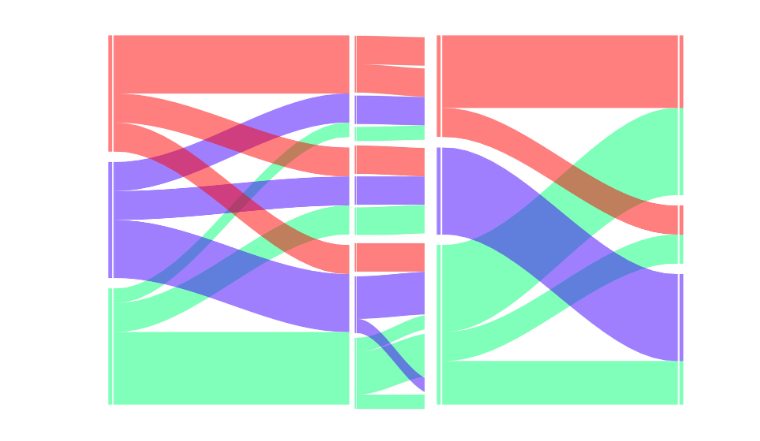
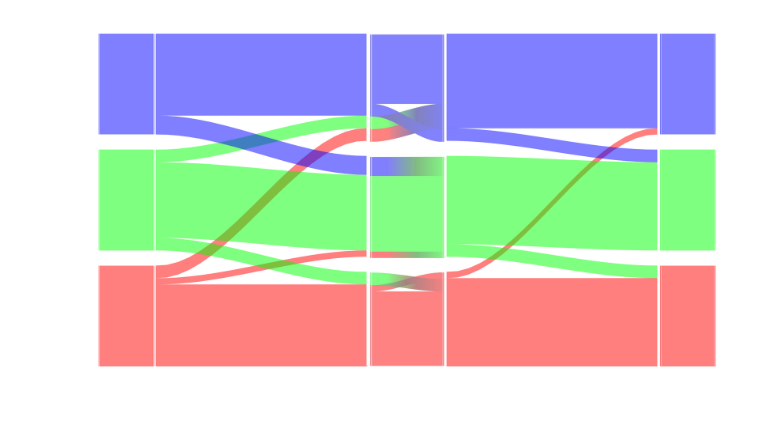
Before and after one commit to g-adel/Alluvial, a Jupyter notebook: modified_alluvial.ipynb, the cells around one changed output. Drawn from its saved outputs; the diff is of its cells as text; code cells hidden in the pictures; blank space fills up the shorter version.

```diff
--- a/modified_alluvial.ipynb
+++ b/modified_alluvial.ipynb
@@ -44,7 +56,7 @@ def create_alluvial_data(df, time_cols):
         # Remove empty source communities
         result = {k: v for k, v in result.items()
                  if any(val > 0 for val in v.values())}
-
+        result = dict_to_matrix(result, len(source_communities))
         results.append(result)
 
     return results
@@ -103,7 +115,7 @@ def create_alluvial_data_with_intermediates(df, time_cols):
         # Remove empty source communities
         result = {k: v for k, v in result.items()
                  if any(val > 0 for val in v.values())}
-
+        result = dict_to_matrix(result, len(df[time_cols[0]].unique()))
         intermediate_transitions.append((t2_community, result))
 
     return direct_transitions, intermediate_transitions
@@ -186,0 +230,27 @@ display(new_im)
+# %%
+# Load all images
+images = [Image.open(x) for x in ['alluvial_T1.png', 'alluvial12.png', 'alluvial_T2.png', 'alluvial23.png', 'alluvial_T3.png']]
+
+# Crop the transition plots (alluvial12 and alluvial23)
+crop_left = 60
+crop_right = 60
+images[1] = images[1].crop((crop_left, 0, images[1].width - crop_right, images[1].height))
+images[3] = images[3].crop((crop_left, 0, images[3].width - crop_right, images[3].height))
+
+
+# Get dimensions
+widths, heights = zip(*(i.size for i in images))
+total_width = sum(widths)
+max_height = max(heights)
+
+# Create new image with white background
+new_im = Image.new('RGBA', (total_width, max_height), 'white')
+
+# Paste images horizontally
+x_offset = 0
+for im in images:
+    new_im.paste(im, (x_offset,0))
+    x_offset += im.size[0]-10
+
+new_im.save('first-order composite.png')
+display(new_im)
@@ -262,20 +352,25 @@ intermediate_transitions
 # %%
-images = [Image.open(x) for x in ['alluvial12.png', 'intermediate.jpg', 'alluvial23.png']]
+images = [Image.open(x) for x in ['alluvial_T1.png','alluvial12.png', 'intermediate.jpg', 'alluvial23.png','alluvial_T3.png']]
+
+# Crop the first and last images (alluvial plots)
+crop_left = 60  # Amount to crop from left
+crop_right = 60  # Amount to crop from right
+images[1] = images[1].crop((crop_left, 0, images[1].width - crop_right, images[1].height))
+images[3] = images[3].crop((crop_left, 0, images[3].width - crop_right, images[3].height))
+
 widths, heights = zip(*(i.size for i in images))
-
 total_width = sum(widths)
 max_height = max(heights)
 
 # Create a white background image
 new_im = Image.new('RGBA', (total_width, max_height), 'white')
 
 x_offset = 0
 for im in images:
   new_im.paste(im, (x_offset,0))
-  x_offset += im.size[0]-60
-
+  x_offset += im.size[0]-10
 
 new_im.save('composite.png')
 display(new_im)
 # %% [output]
-[figure, old version]
+[figure, new version]
```
Also changed, not shown: parts of 10 cells of this notebook, 10 other files.
